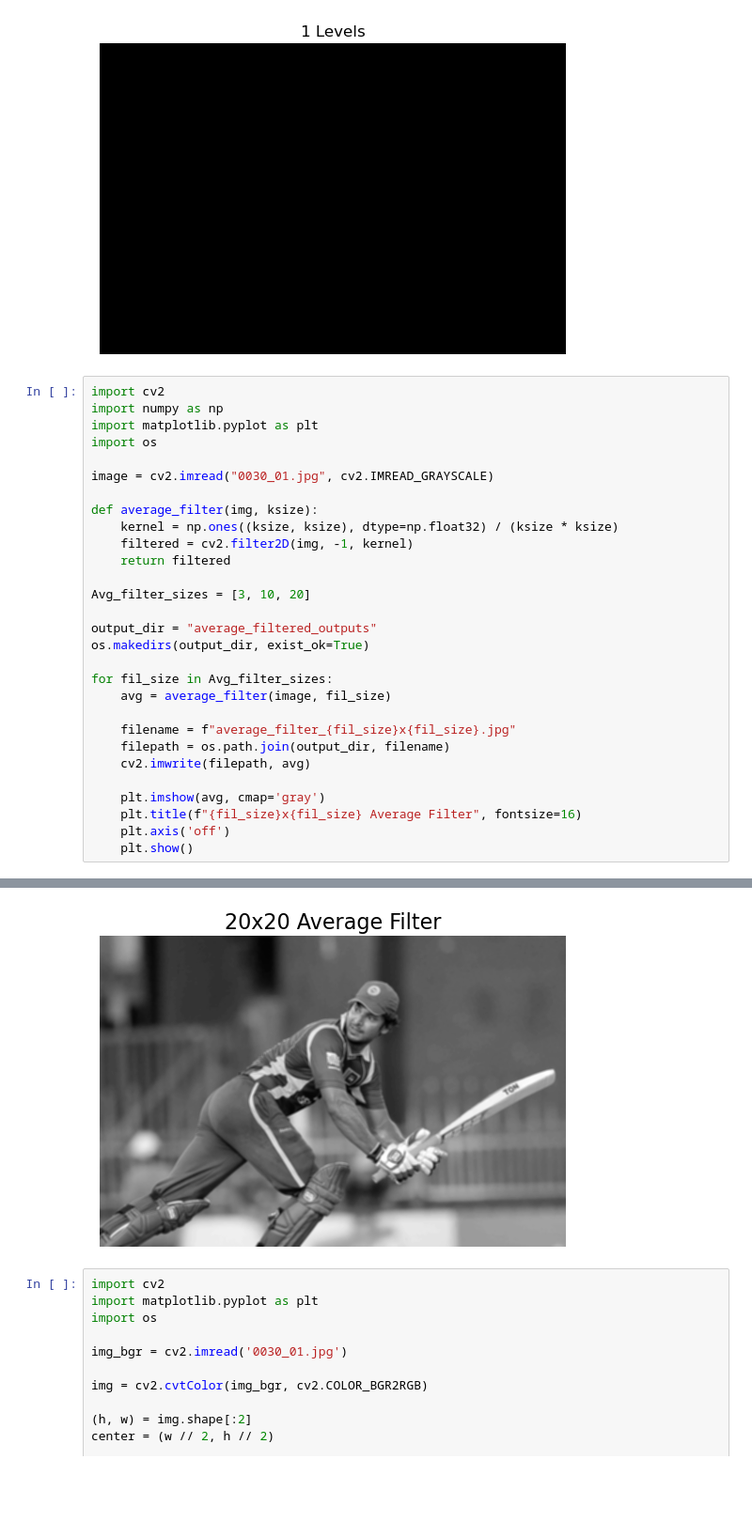
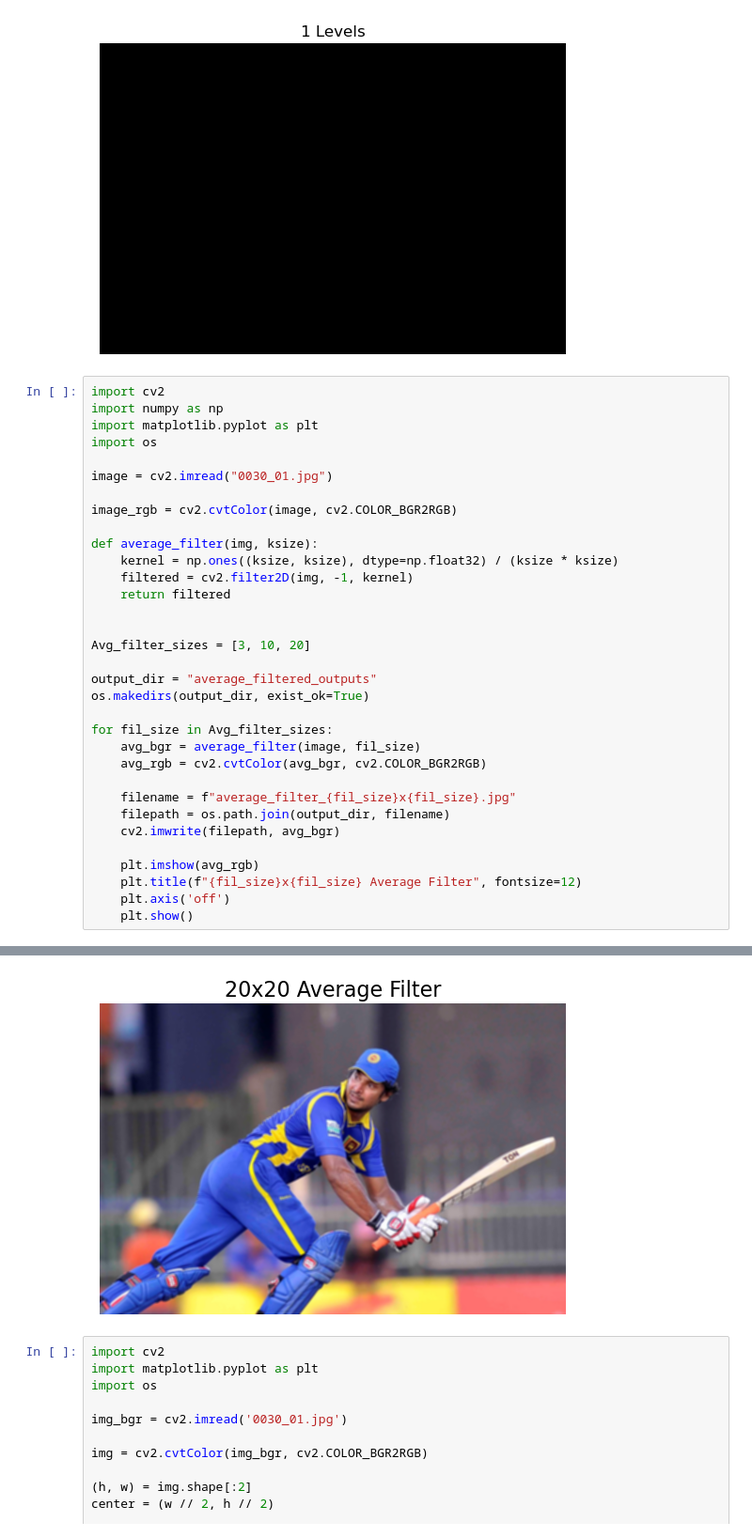
Before and after one commit to VisaraDeAlwis/Assignment-1-3877, a Jupyter notebook: Assignment.ipynb, the cells around one changed output, grey strips where cells are left out. Shown at 94% size. Cells and saved outputs as stored; diff of their text form; blank space fills up the shorter version.

```diff
--- a/Assignment.ipynb
+++ b/Assignment.ipynb
@@ -50,12 +50,15 @@ import numpy as np
 import matplotlib.pyplot as plt
 import os
 
-image = cv2.imread("0030_01.jpg", cv2.IMREAD_GRAYSCALE)
+image = cv2.imread("0030_01.jpg")
+
+image_rgb = cv2.cvtColor(image, cv2.COLOR_BGR2RGB)
 
 def average_filter(img, ksize):
     kernel = np.ones((ksize, ksize), dtype=np.float32) / (ksize * ksize)
     filtered = cv2.filter2D(img, -1, kernel)
     return filtered
+
 
 Avg_filter_sizes = [3, 10, 20]
 
@@ -63,14 +66,15 @@ output_dir = "average_filtered_outputs"
 os.makedirs(output_dir, exist_ok=True)
 
 for fil_size in Avg_filter_sizes:
-    avg = average_filter(image, fil_size)
+    avg_bgr = average_filter(image, fil_size)
+    avg_rgb = cv2.cvtColor(avg_bgr, cv2.COLOR_BGR2RGB)
 
     filename = f"average_filter_{fil_size}x{fil_size}.jpg"
     filepath = os.path.join(output_dir, filename)
-    cv2.imwrite(filepath, avg)
+    cv2.imwrite(filepath, avg_bgr)
 
-    plt.imshow(avg, cmap='gray')
-    plt.title(f"{fil_size}x{fil_size} Average Filter", fontsize=16)
+    plt.imshow(avg_rgb)
+    plt.title(f"{fil_size}x{fil_size} Average Filter", fontsize=12)
     plt.axis('off')
     plt.show()
 # %% [output]
@@ -79,4 +83,4 @@ for fil_size in Avg_filter_sizes:
-[figure, old version]
+[figure, new version]
 # %%
 import cv2
 import matplotlib.pyplot as plt
```
Also changed, not shown: parts of 1 cell of this notebook, 3 other files.
